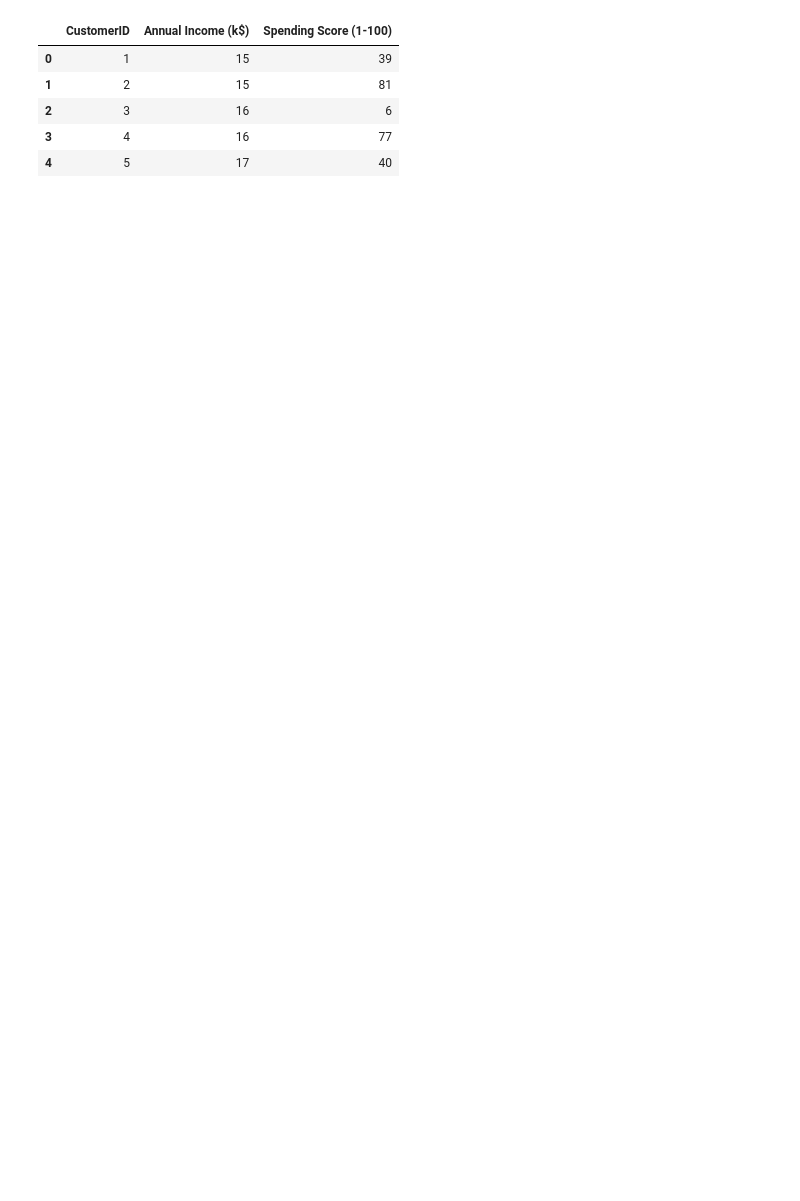
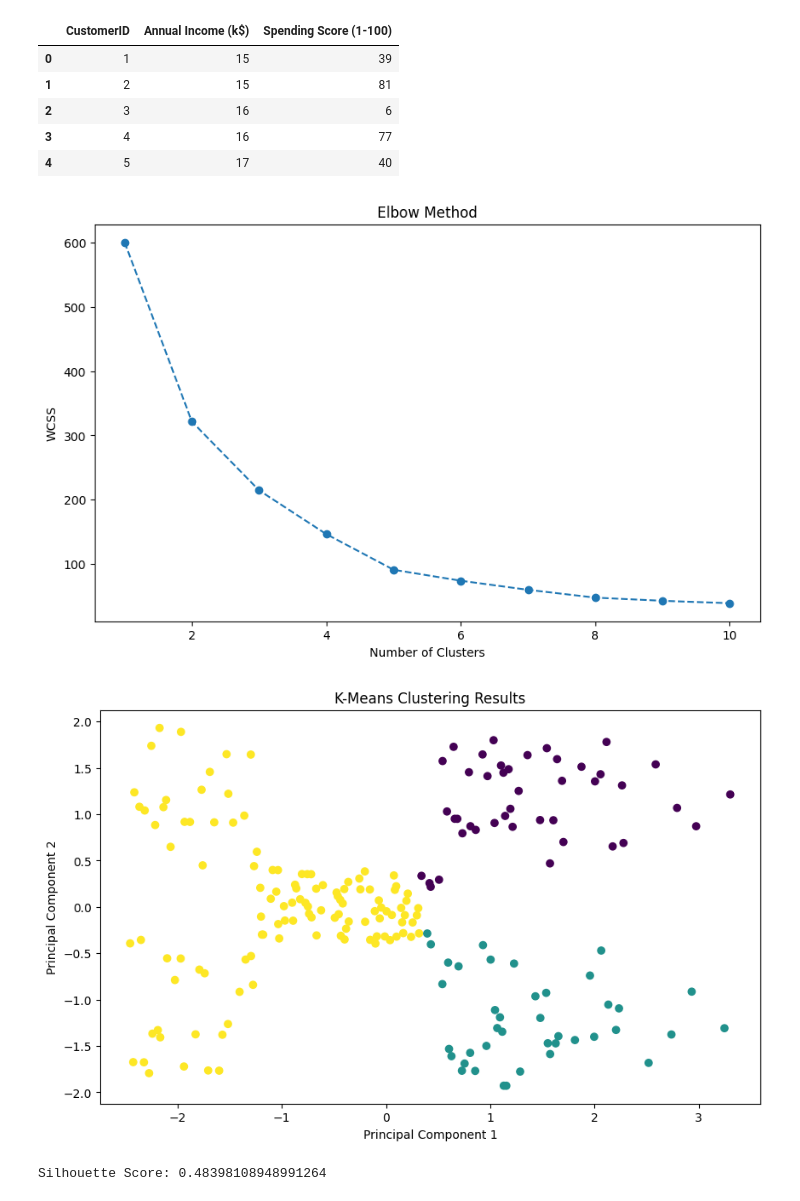
Before and after one commit to koto253/DATA_611, a Jupyter notebook: Module09_HW.ipynb, the cells around one changed output. Saved outputs shown, nothing was run; the diff lists cells and outputs as text; code cells hidden in the pictures; blank space fills up the shorter version.

```diff
--- a/Module09_HW.ipynb
+++ b/Module09_HW.ipynb
@@ -19,3 +29,58 @@ data.head()
 | 2 | 3 | 16 | 6 |
 | 3 | 4 | 16 | 77 |
 | 4 | 5 | 17 | 40 |
+# %%
+# Read the data
+data = pd.read_csv('https://raw.githubusercontent.com/franklin-univ-data-science/data/master/customers.csv')
+
+# Drop non-numeric columns if necessary
+data_numeric = data.select_dtypes(include=['float64', 'int64'])
+
+# Standardize the data
+scaler = StandardScaler()
+data_scaled = scaler.fit_transform(data_numeric)
+
+# Apply PCA for dimensionality reduction (optional, for visualization purposes)
+pca = PCA(n_components=2)
+data_pca = pca.fit_transform(data_scaled)
+
+# Find the optimal number of clusters using the elbow method
+wcss = []
+for i in range(1, 11):
+    kmeans = KMeans(n_clusters=i, init='k-means++', random_state=42)
+    kmeans.fit(data_scaled)
+    wcss.append(kmeans.inertia_)
+
+# Plot the elbow method graph
+plt.figure(figsize=(10, 6))
+plt.plot(range(1, 11), wcss, marker='o', linestyle='--')
+plt.title('Elbow Method')
+plt.xlabel('Number of Clusters')
+plt.ylabel('WCSS')
+plt.show()
+
+# Choose the number of clusters based on the elbow point
+num_clusters = 3  # You can change this based on the elbow point
+
+# Apply k-means clustering with the chosen number of clusters
+kmeans = KMeans(n_clusters=num_clusters, init='k-means++', random_state=42)
+cluster_labels = kmeans.fit_predict(data_scaled)
+
+# Add cluster labels to the DataFrame
+data['Cluster'] = cluster_labels
+
+# Create a scatter plot of the clustered data
+plt.figure(figsize=(10, 6))
+plt.scatter(data_pca[:, 0], data_pca[:, 1], c=cluster_labels, cmap='viridis')
+plt.title('K-Means Clustering Results')
+plt.xlabel('Principal Component 1')
+plt.ylabel('Principal Component 2')
+plt.show()
+
+# Apply silhouette analysis to evaluate cluster quality
+silhouette_avg = silhouette_score(data_scaled, cluster_labels)
+print(f'Silhouette Score: {silhouette_avg}')
+# %% [output]
+[figure, added]
+[figure, added]
+Silhouette Score: 0.48398108948991264
```
Also changed, not shown: parts of 2 cells of this notebook.
